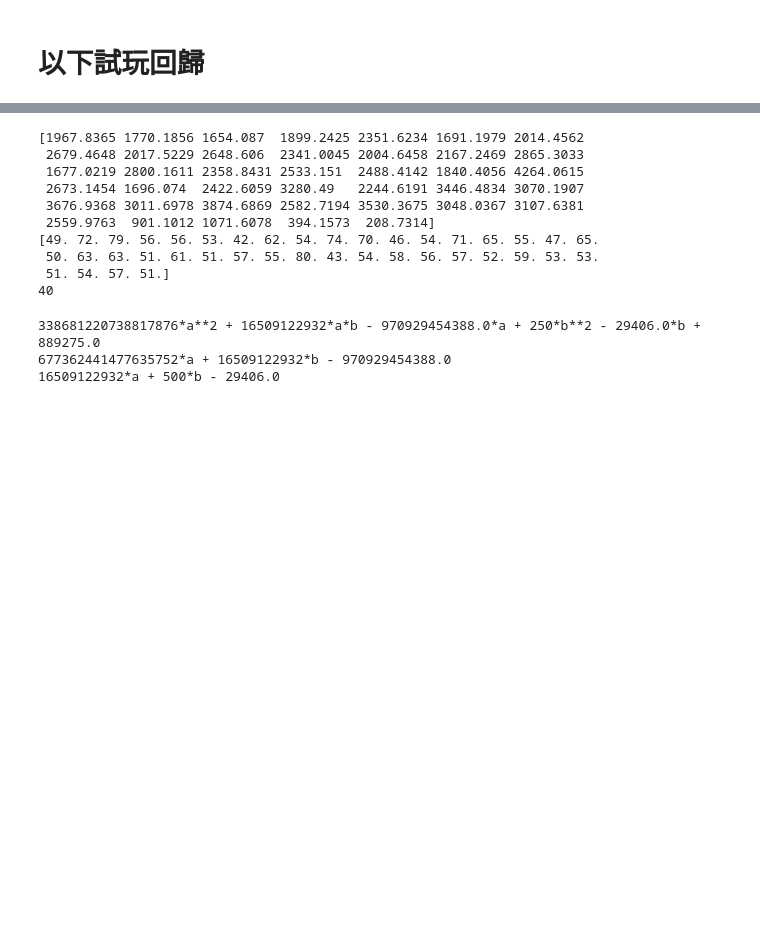
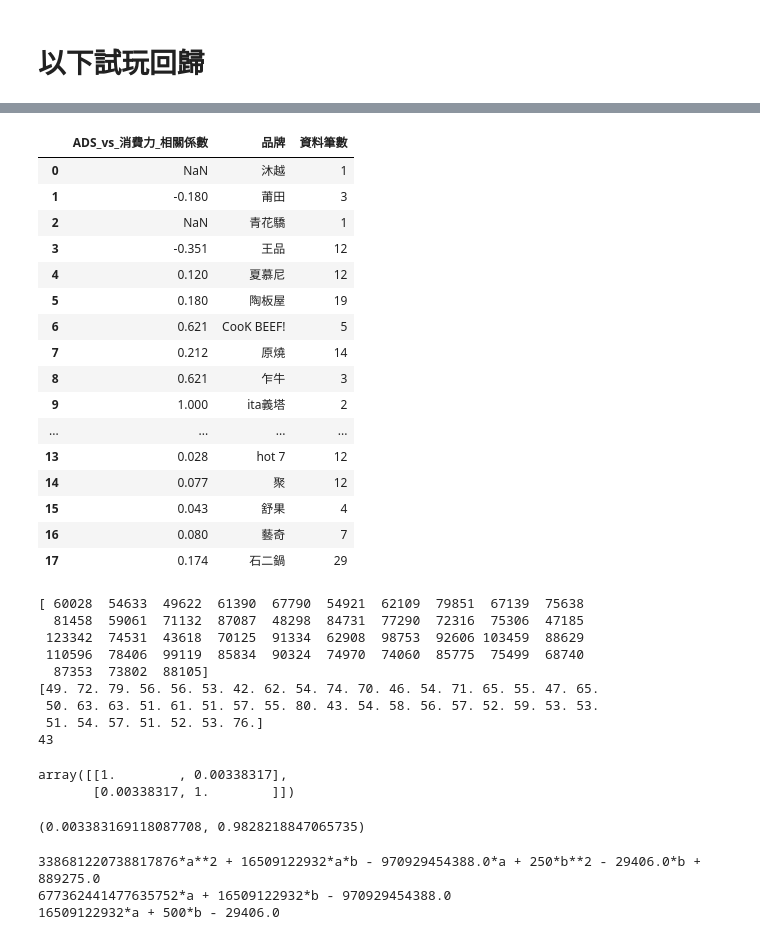
Before and after one commit to j122085/AnalyzeMapTopic, a Jupyter notebook: pythonCode/analyzeWowInfo.ipynb, the cells around one changed output, grey strips where cells are left out. Saved outputs shown, nothing was run; the diff lists cells and outputs as text; code cells hidden in the pictures; blank space fills up the shorter version.

```diff
--- a/pythonCode/analyzeWowInfo.ipynb
+++ b/pythonCode/analyzeWowInfo.ipynb
@@ -543,9 +579,25 @@ data[2]
 # %%
-yearRevenueList=[i['lastYearRevenue'] for i in data if 'lastYearRevenue' in i
-                 and 'costPower_Analyze' in i
-                 and i['NcostData_Analyze']>10
-                 and i['Called']=='石二鍋']
-costPowerList=[i['costPower_Analyze'] for i in data if 'lastYearRevenue' in i
-               and 'costPower_Analyze' in i
-               and i['NcostData_Analyze']>10
-               and i['Called']=='石二鍋']
+import scipy.stats as stats
+import pandas as pd
+getCov=[]
+for called in set([i['Called'] for i in data]):
+    x={}
+    yearRevenueList=[i['avgDailyNet'] for i in data if 'avgDailyNet' in i
+                     and 'costPower_Analyze' in i
+                     and i['NcostData_Analyze']>20
+                     and i['Called']==called]
+    costPowerList=[i['costPower_Analyze'] for i in data if 'avgDailyNet' in i
+                   and 'costPower_Analyze' in i
+                   and i['NcostData_Analyze']>20
+                   and i['Called']==called]
+    x['品牌']=called
+    x['資料筆數']=str(len(costPowerList))
+    x['ADS_vs_消費力_相關係數']=round(stats.pearsonr(yearRevenueList,costPowerList)[0],3)
+    getCov.append(x)
+
+
+df=pd.DataFrame(getCov)
+
+writer = pd.ExcelWriter('output.xlsx')
+df.to_excel(writer,'Sheet1')
+writer.save()
@@ -552,21 +606,50 @@ costPowerList=[i['costPower_Analyze'] for i in data if 'lastYearRevenue' in i
+# %%
+df
+# %% [output]
+|  | ADS_vs_消費力_相關係數 | 品牌 | 資料筆數 |
+| 0 | NaN | 沐越 | 1 |
+| 1 | -0.180 | 莆田 | 3 |
+| 2 | NaN | 青花驕 | 1 |
+| 3 | -0.351 | 王品 | 12 |
+| 4 | 0.120 | 夏慕尼 | 12 |
+| 5 | 0.180 | 陶板屋 | 19 |
+| 6 | 0.621 | CooK BEEF! | 5 |
+| 7 | 0.212 | 原燒 | 14 |
+| 8 | 0.621 | 乍牛 | 3 |
+| 9 | 1.000 | ita義塔 | 2 |
+| ... | ... | ... | ... |
+| 13 | 0.028 | hot 7 | 12 |
+| 14 | 0.077 | 聚 | 12 |
+| 15 | 0.043 | 舒果 | 4 |
+| 16 | 0.080 | 藝奇 | 7 |
+| 17 | 0.174 | 石二鍋 | 29 |
 # %%
 import numpy as np
-data_X=np.array(yearRevenueList)/10000
+data_X=np.array(yearRevenueList)
 data_Y=np.array(costPowerList)
 print(data_X)
 print(data_Y)
 print(len(data_X))
 # %% [output]
-[1967.8365 1770.1856 1654.087  1899.2425 2351.6234 1691.1979 2014.4562
- 2679.4648 2017.5229 2648.606  2341.0045 2004.6458 2167.2469 2865.3033
- 1677.0219 2800.1611 2358.8431 2533.151  2488.4142 1840.4056 4264.0615
- 2673.1454 1696.074  2422.6059 3280.49   2244.6191 3446.4834 3070.1907
- 3676.9368 3011.6978 3874.6869 2582.7194 3530.3675 3048.0367 3107.6381
- 2559.9763  901.1012 1071.6078  394.1573  208.7314]
+[ 60028  54633  49622  61390  67790  54921  62109  79851  67139  75638
+  81458  59061  71132  87087  48298  84731  77290  72316  75306  47185
+ 123342  74531  43618  70125  91334  62908  98753  92606 103459  88629
+ 110596  78406  99119  85834  90324  74970  74060  85775  75499  68740
+  87353  73802  88105]
 [49. 72. 79. 56. 56. 53. 42. 62. 54. 74. 70. 46. 54. 71. 65. 55. 47. 65.
  50. 63. 63. 51. 61. 51. 57. 55. 80. 43. 54. 58. 56. 57. 52. 59. 53. 53.
- 51. 54. 57. 51.]
-40
+ 51. 54. 57. 51. 52. 53. 76.]
+43
+# %%
+numpy.corrcoef(data_X,data_Y)
+# %% [output]
+array([[1.        , 0.00338317],
+       [0.00338317, 1.        ]])
+# %%
+import scipy.stats as stats
+stats.pearsonr(data_X,data_Y)
+# %% [output]
+(0.003383169118087708, 0.9828218847065735)
 # %%
 from sympy import *
 num = len(data_X)
```
Also changed, not shown: parts of 13 cells of this notebook, 4 other files.
